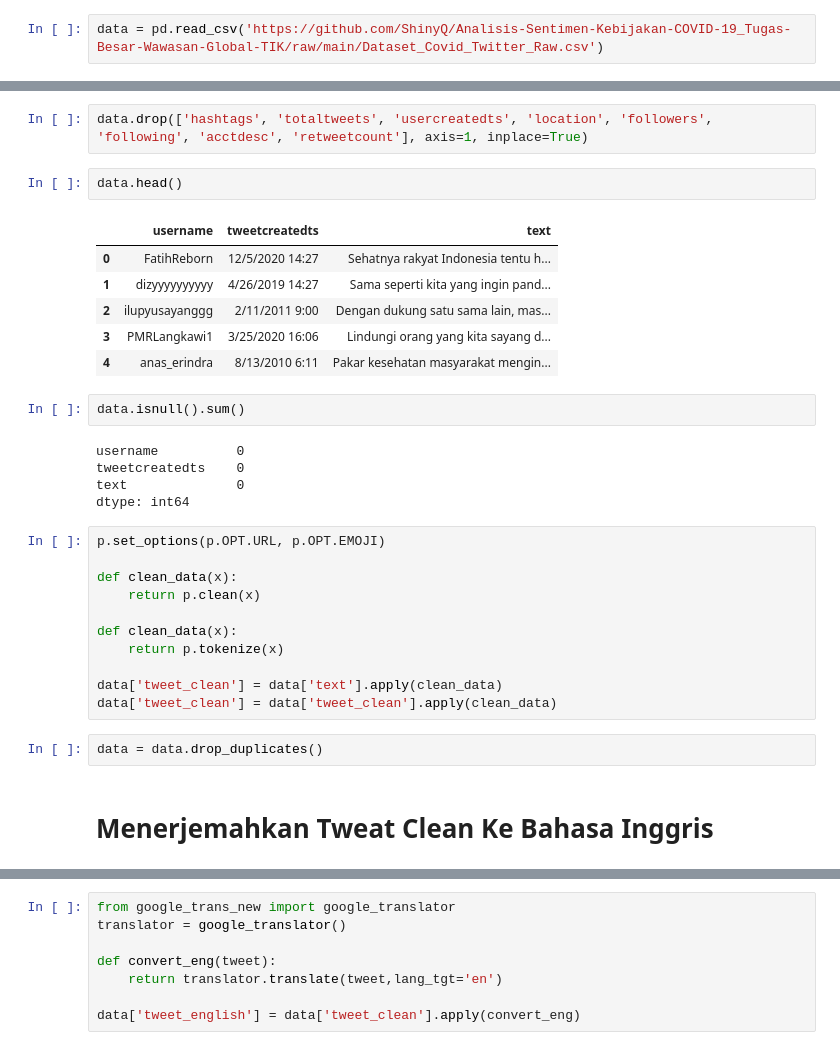
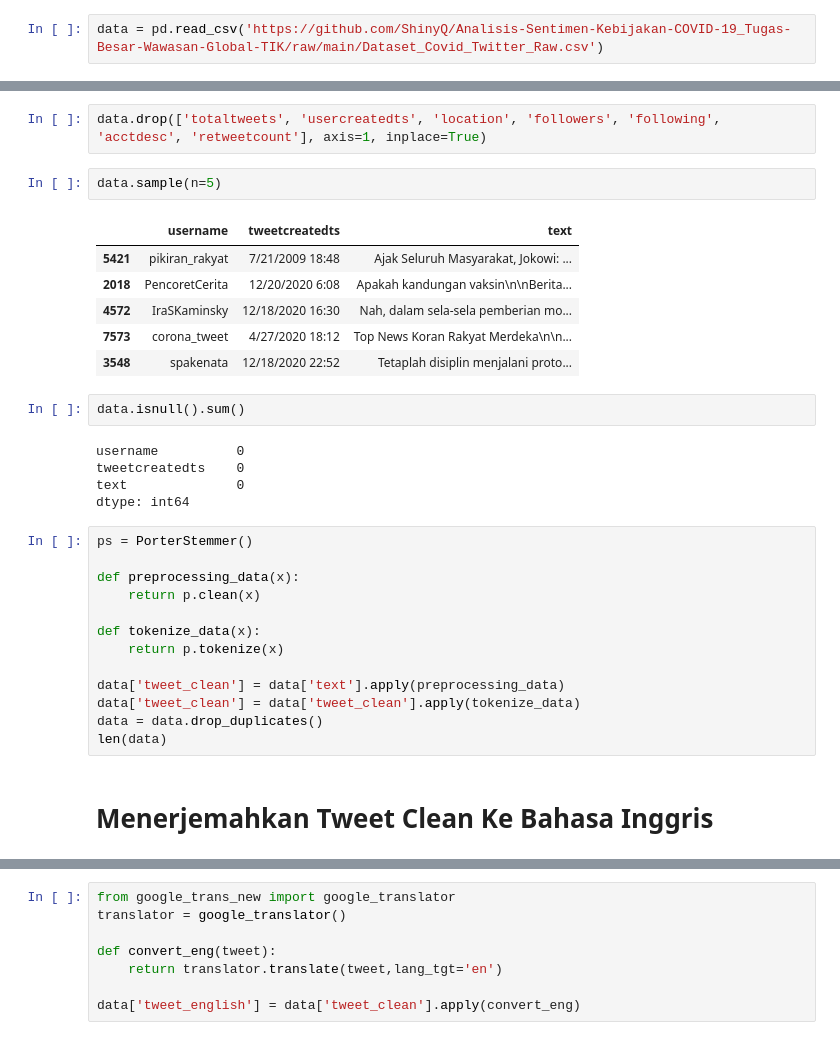
Before and after one commit to ShinyQ/Analisis-Sentimen-Kebijakan-Vaksinasi-COVID-19-Pemerintah_Naive-Bayes-Classifier, a Jupyter notebook: Tugas_Besar_WGTIK.ipynb, the cells around one changed output, grey strips where cells are left out. Saved outputs shown, nothing was run; the diff lists cells and outputs as text.

```diff
--- a/Tugas_Besar_WGTIK.ipynb
+++ b/Tugas_Besar_WGTIK.ipynb
@@ -141,14 +140,14 @@ data.head()
 # %%
-data.drop(['hashtags', 'totaltweets', 'usercreatedts', 'location', 'followers', 'following', 'acctdesc', 'retweetcount'], axis=1, inplace=True)
+data.drop(['totaltweets', 'usercreatedts', 'location', 'followers', 'following', 'acctdesc', 'retweetcount'], axis=1, inplace=True)
-# %%
-data.head()
-# %% [output]
-|  | username | tweetcreatedts | text |
-| 0 | FatihReborn | 12/5/2020 14:27 | Sehatnya rakyat Indonesia tentu h... |
-| 1 | dizyyyyyyyyyy | 4/26/2019 14:27 | Sama seperti kita yang ingin pand... |
-| 2 | ilupyusayanggg | 2/11/2011 9:00 | Dengan dukung satu sama lain, mas... |
-| 3 | PMRLangkawi1 | 3/25/2020 16:06 | Lindungi orang yang kita sayang d... |
-| 4 | anas_erindra | 8/13/2010 6:11 | Pakar kesehatan masyarakat mengin... |
+# %%
+data.sample(n=5)
+# %% [output]
+|  | username | tweetcreatedts | text |
+| 5421 | pikiran_rakyat | 7/21/2009 18:48 | Ajak Seluruh Masyarakat, Jokowi: ... |
+| 2018 | PencoretCerita | 12/20/2020 6:08 | Apakah kandungan vaksin\n\nBerita... |
+| 4572 | IraSKaminsky | 12/18/2020 16:30 | Nah, dalam sela-sela pemberian mo... |
+| 7573 | corona_tweet | 4/27/2020 18:12 | Top News Koran Rakyat Merdeka\n\n... |
+| 3548 | spakenata | 12/18/2020 22:52 | Tetaplah disiplin menjalani proto... |
 # %%
 data.isnull().sum()
 # %% [output]
@@ -157,19 +156,19 @@ tweetcreatedts    0
 text              0
 dtype: int64
 # %%
-p.set_options(p.OPT.URL, p.OPT.EMOJI)
+ps = PorterStemmer()
 
-def clean_data(x):
+def preprocessing_data(x):
     return p.clean(x)
 
-def clean_data(x):
+def tokenize_data(x):
     return p.tokenize(x)
 
-data['tweet_clean'] = data['text'].apply(clean_data)
-data['tweet_clean'] = data['tweet_clean'].apply(clean_data)
+data['tweet_clean'] = data['text'].apply(preprocessing_data)
+data['tweet_clean'] = data['tweet_clean'].apply(tokenize_data)
+data = data.drop_duplicates()
+len(data)
-# %%
-data = data.drop_duplicates()
 # %% [markdown]
-# **Menerjemahkan Tweat Clean Ke Bahasa Inggris**
+# **Menerjemahkan Tweet Clean Ke Bahasa Inggris**
 # %%
 pip install google_trans_new
```
Also changed, not shown: parts of 26 cells of this notebook.
